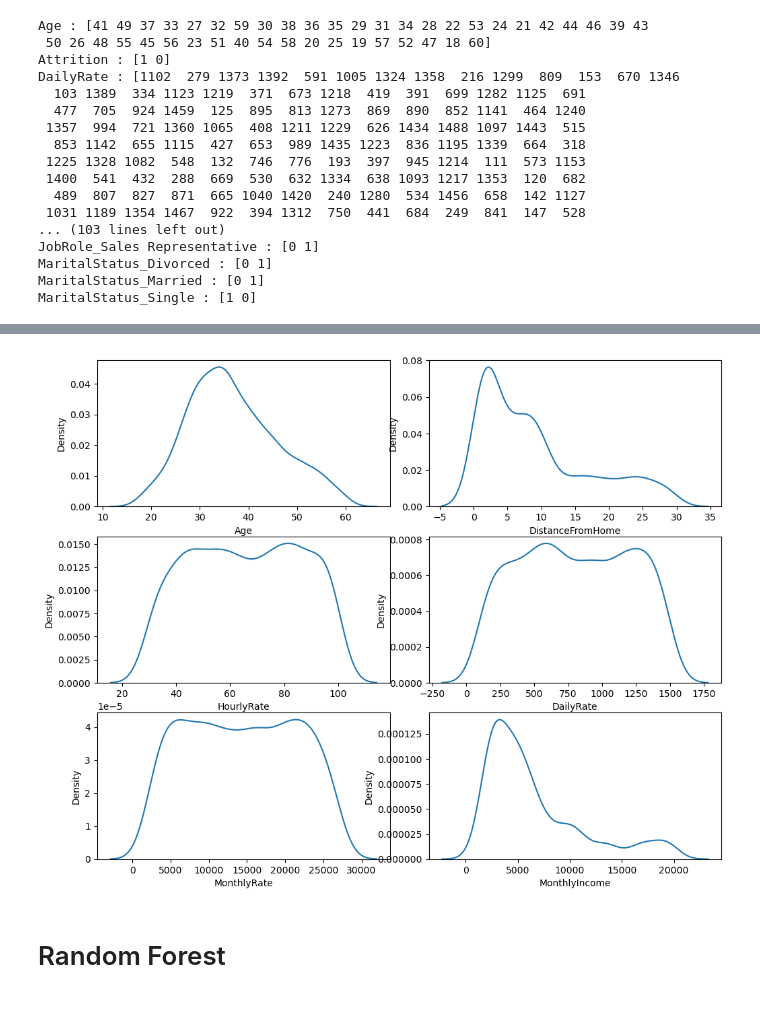
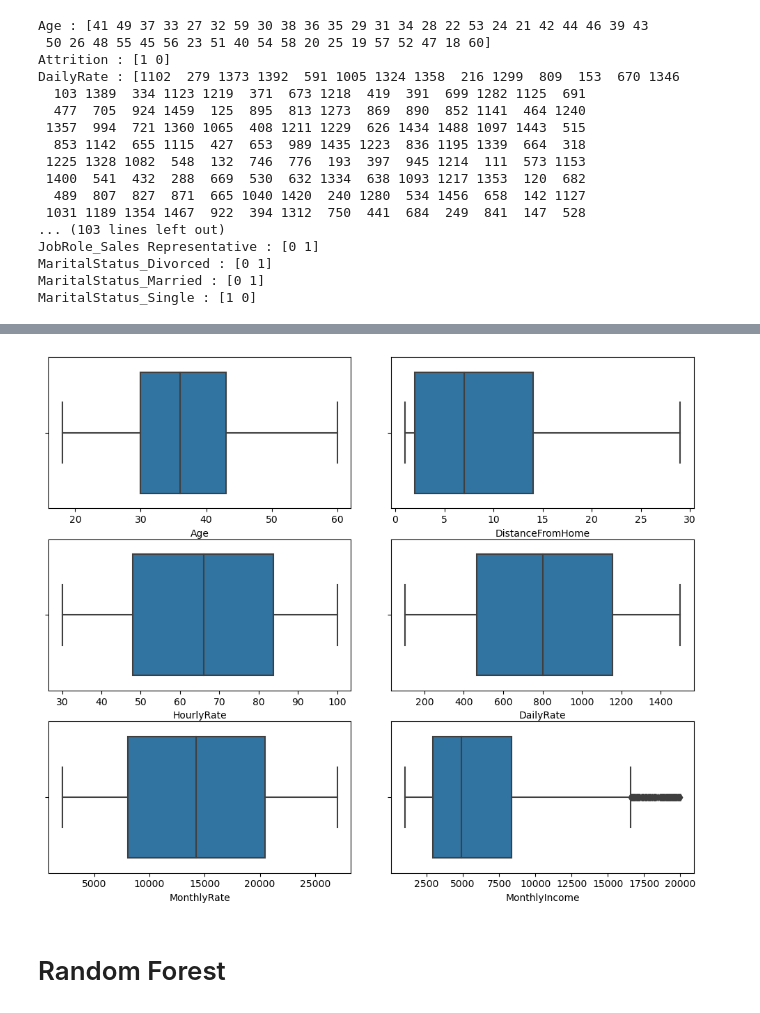
Before and after one commit to Vincentlim7/Data-Science--Employee-Attrition-Prediction, a Jupyter notebook: Main.ipynb, the cells around one changed output, grey strips where cells are left out. Saved outputs shown, nothing was run; the diff lists cells and outputs as text; code cells hidden in the pictures.

```diff
--- a/Main.ipynb
+++ b/Main.ipynb
@@ -102,18 +136,18 @@ ut.plot_correlation_matrix(df)
 # %% [output]
 [interactive output not drawn]
 [interactive output not drawn]
-# %%
-f, axes = plt.subplots(3, 2, figsize=(10, 8))
-plt.tight_layout()
-sns.kdeplot(df["Age"], ax=axes[0,0])
-sns.kdeplot(df["DistanceFromHome"], ax=axes[0,1])
-sns.kdeplot(df["HourlyRate"], ax=axes[1,0])
-sns.kdeplot(df["DailyRate"], ax=axes[1,1])
-sns.kdeplot(df["MonthlyRate"], ax=axes[2,0])
-sns.kdeplot(df["MonthlyIncome"], ax=axes[2,1])
-plt.show()
-# %% [output]
-[figure, removed]
+# %%
+f, axes = plt.subplots(3, 2, figsize=(10, 8))
+plt.tight_layout()
+sns.boxplot(x=df["Age"], ax=axes[0][0])
+sns.boxplot(x=df["DistanceFromHome"], ax=axes[0][1])
+sns.boxplot(x=df["HourlyRate"], ax=axes[1][0])
+sns.boxplot(x=df["DailyRate"], ax=axes[1][1])
+sns.boxplot(x=df["MonthlyRate"], ax=axes[2][0])
+sns.boxplot(x=df["MonthlyIncome"], ax=axes[2][1])
+plt.show()
+# %% [output]
+[figure, added]
 # %% [markdown]
 # Random Forest
 # %%
```
Also changed, not shown: parts of 48 cells of this notebook.
